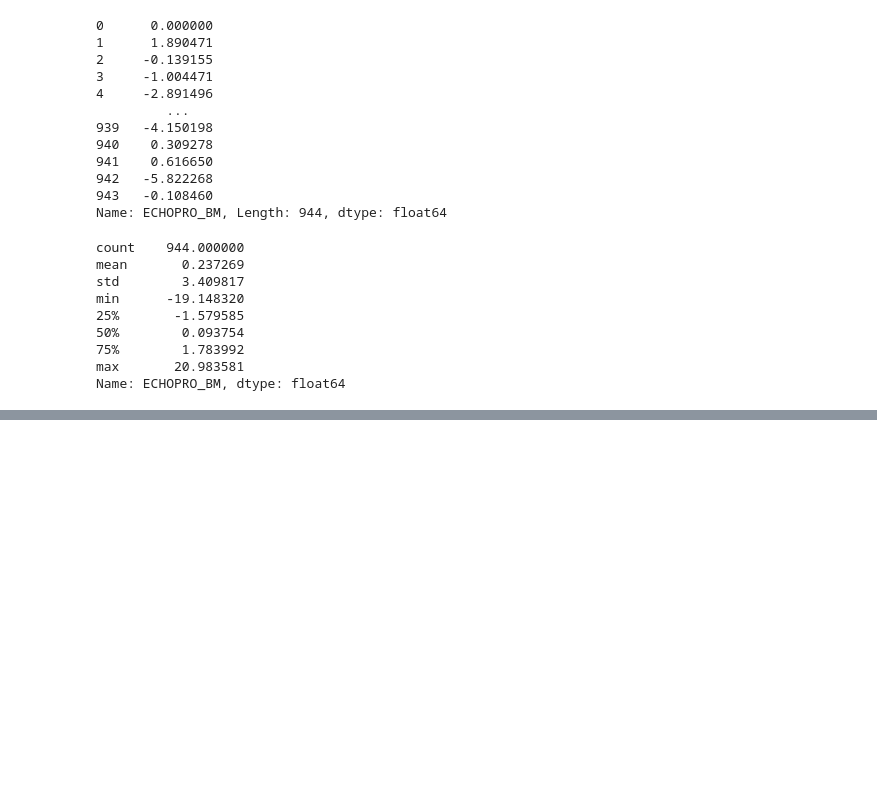
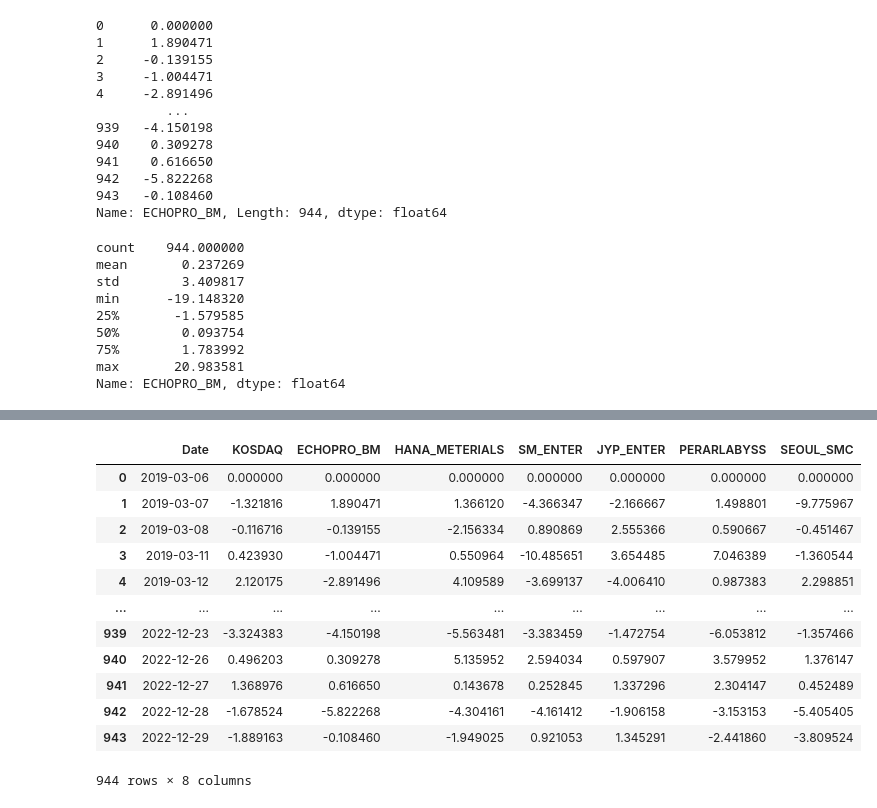
Before and after one commit to Ki-Sung/python_financial_analysis_and_machine_learning, a Jupyter notebook: own_analysis_in_korea/data_analytics_and_visualization.ipynb, the cells around one changed output, grey strips where cells are left out. Saved outputs shown, nothing was run; the diff lists cells and outputs as text; code cells hidden in the pictures; blank space fills up the shorter version.

```diff
--- a/own_analysis_in_korea/data_analytics_and_visualization.ipynb
+++ b/own_analysis_in_korea/data_analytics_and_visualization.ipynb
@@ -403,0 +455,18 @@ Name: ECHOPRO_BM, dtype: float64
+# %%
+# 전체 종목 일일 수익율 계산 - kosdaq
+kosdaq_stock_daily_return = daily_return(kosdaq_stocks)
+kosdaq_stock_daily_return
+# %% [output]
+|  | Date | KOSDAQ | ECHOPRO_BM | HANA_METERIALS | SM_ENTER | JYP_ENTER | PERARLABYSS | SEOUL_SMC |
+| 0 | 2019-03-06 | 0.000000 | 0.000000 | 0.000000 | 0.000000 | 0.000000 | 0.000000 | 0.000000 |
+| 1 | 2019-03-07 | -1.321816 | 1.890471 | 1.366120 | -4.366347 | -2.166667 | 1.498801 | -9.775967 |
+| 2 | 2019-03-08 | -0.116716 | -0.139155 | -2.156334 | 0.890869 | 2.555366 | 0.590667 | -0.451467 |
+| 3 | 2019-03-11 | 0.423930 | -1.004471 | 0.550964 | -10.485651 | 3.654485 | 7.046389 | -1.360544 |
+| 4 | 2019-03-12 | 2.120175 | -2.891496 | 4.109589 | -3.699137 | -4.006410 | 0.987383 | 2.298851 |
+| ... | ... | ... | ... | ... | ... | ... | ... | ... |
+| 939 | 2022-12-23 | -3.324383 | -4.150198 | -5.563481 | -3.383459 | -1.472754 | -6.053812 | -1.357466 |
+| 940 | 2022-12-26 | 0.496203 | 0.309278 | 5.135952 | 2.594034 | 0.597907 | 3.579952 | 1.376147 |
+| 941 | 2022-12-27 | 1.368976 | 0.616650 | 0.143678 | 0.252845 | 1.337296 | 2.304147 | 0.452489 |
+| 942 | 2022-12-28 | -1.678524 | -5.822268 | -4.304161 | -4.161412 | -1.906158 | -3.153153 | -5.405405 |
+| 943 | 2022-12-29 | -1.889163 | -0.108460 | -1.949025 | 0.921053 | 1.345291 | -2.441860 | -3.809524 |
+944 rows × 8 columns
```
Also changed, not shown: parts of 10 cells of this notebook.
